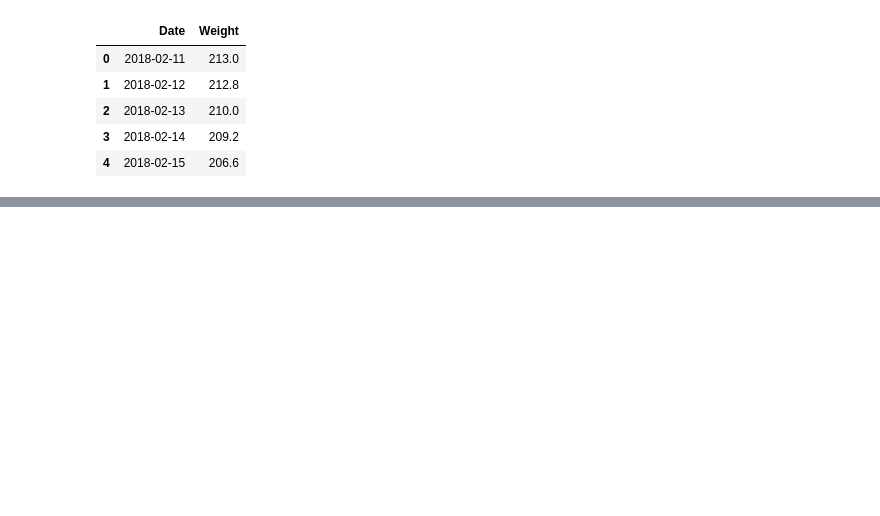
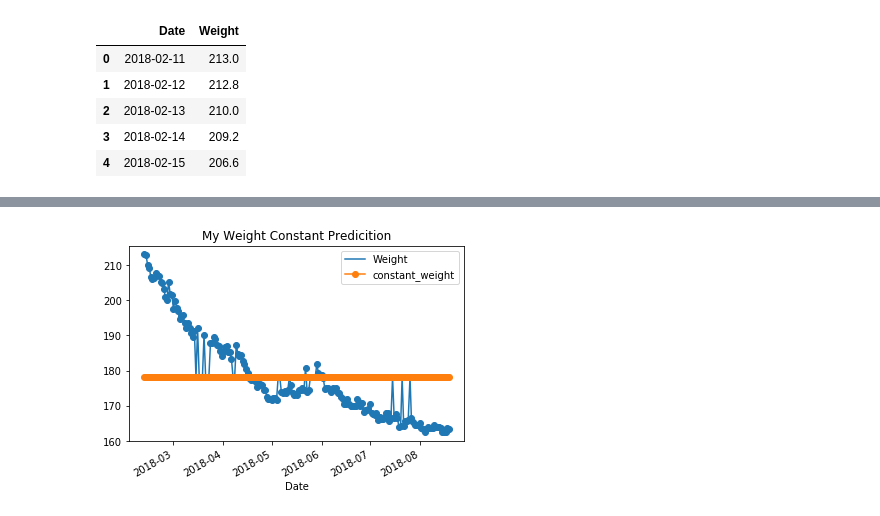
Before and after one commit to jamesijw23/JupyterNotebookworkflow, a Jupyter notebook: Time Series Using Polynomial Functions.ipynb, the cells around one changed output, grey strips where cells are left out. Saved outputs shown, nothing was run; the diff lists cells and outputs as text; code cells hidden in the pictures; blank space fills up the shorter version.

```diff
--- a/Time Series Using Polynomial Functions.ipynb
+++ b/Time Series Using Polynomial Functions.ipynb
@@ -29,0 +39,35 @@ savefig('weight.png')
+# %%
+def expo_func(x, a, c, d):
+    return a*np.exp(-c*x)+d
+
+def line_func(x, a, d):
+    return a*x+ d
+# %%
+## Input for linear and exponential functions
+x = np.linspace(0, 190, 190)
+wgt = weight['Weight']
+y = wgt.tolist()
+
+## Determine the linear and exponential fits
+popt_line, pcov_line = curve_fit(line_func, x, y, p0=(1, 1e-6))
+popt_expo, pcov_expo = curve_fit(expo_func, x, y, p0=(1, 1e-6, 1))
+
+## Determine the expected values for constant, linear and exponential fits
+## Constant Weight is the Average of the Weight
+weight['constant_weight'] = weight['Weight'].mean()
+## Linear Weight
+weight['linear_weight'] = line_func(x, *popt_line)
+## Exponential Weight
+weight['exponential_weight'] = expo_func(x, *popt_expo)
+# %%
+ax = weight[['Date', 'Weight']].plot(
+    x='Date', linestyle='-', marker='o',
+                 title ='My Weight Constant Predicition')
+
+weight[['Date', 'constant_weight']].plot(x='Date', marker='o',
+                                                        ax=ax)
+ax1.set_xlabel('Time (days)')
+ax1.set_ylabel('Weight (lbs)')
+savefig('weight_constant.png')
+# %% [output]
+[figure, added]
```
Also changed, not shown: parts of 12 cells of this notebook.
